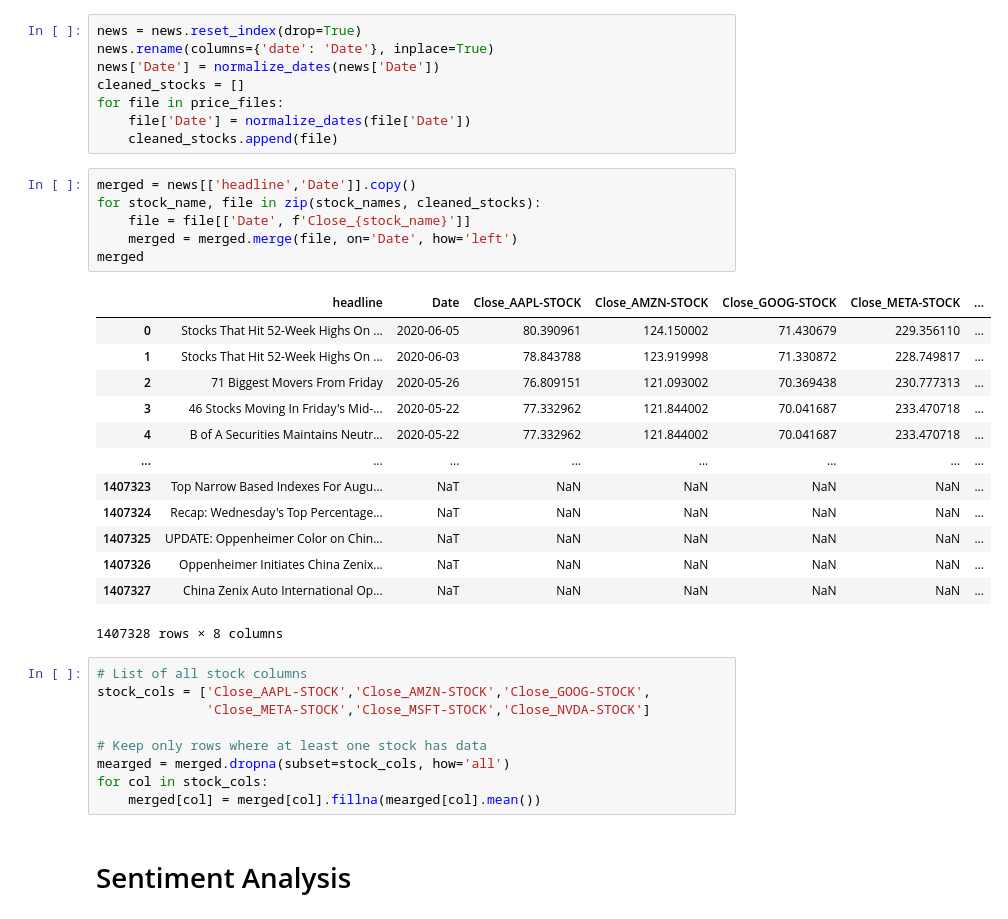
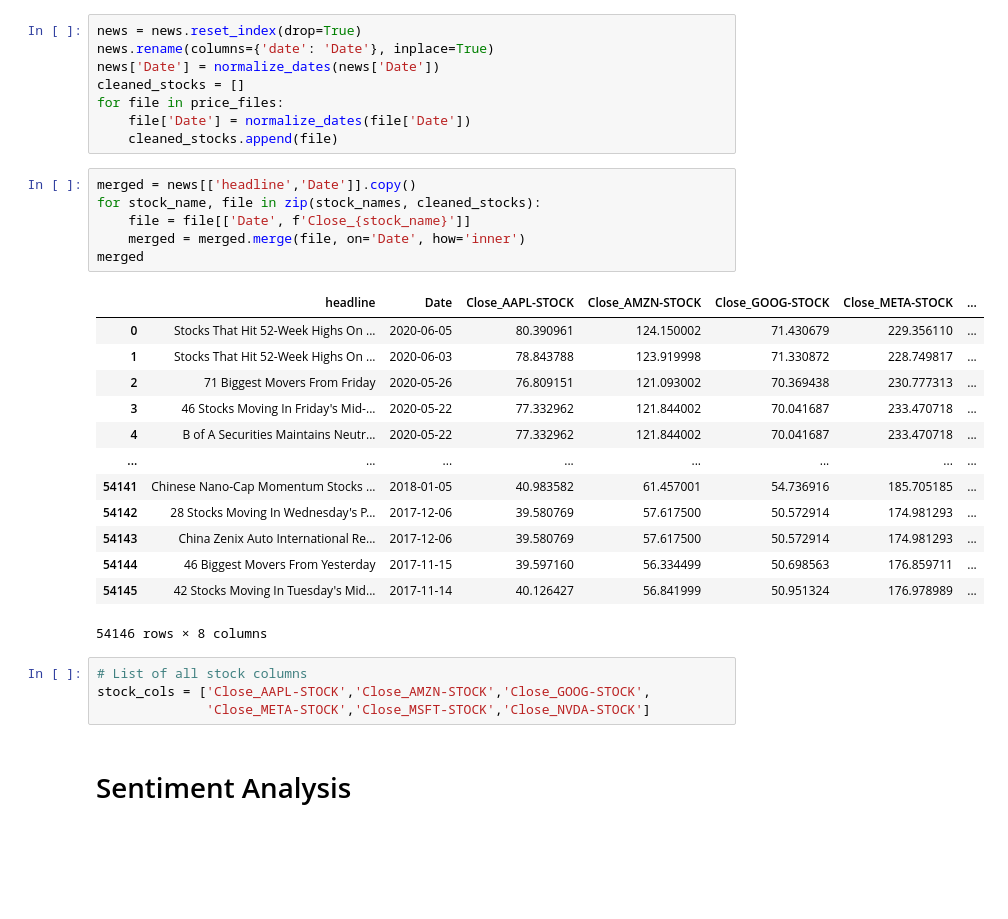
Before and after one commit to Aryam-21/Financial-News-and-Stock-Price-Analysis, a Jupyter notebook: notebooks/stock_analysis.ipynb, the cells around one changed output. Cells and saved outputs as stored; diff of their text form; blank space fills up the shorter version.

```diff
--- a/notebooks/stock_analysis.ipynb
+++ b/notebooks/stock_analysis.ipynb
@@ -39,32 +39,27 @@ for file in price_files:
 # %%
 merged = news[['headline','Date']].copy()
 for stock_name, file in zip(stock_names, cleaned_stocks):
     file = file[['Date', f'Close_{stock_name}']]
-    merged = merged.merge(file, on='Date', how='left')
+    merged = merged.merge(file, on='Date', how='inner')
 merged
 # %% [output]
 |  | headline | Date | Close_AAPL-STOCK | Close_AMZN-STOCK | Close_GOOG-STOCK | Close_META-STOCK | ... |
 | 0 | Stocks That Hit 52-Week Highs On ... | 2020-06-05 | 80.390961 | 124.150002 | 71.430679 | 229.356110 | ... |
 | 1 | Stocks That Hit 52-Week Highs On ... | 2020-06-03 | 78.843788 | 123.919998 | 71.330872 | 228.749817 | ... |
 | 2 | 71 Biggest Movers From Friday | 2020-05-26 | 76.809151 | 121.093002 | 70.369438 | 230.777313 | ... |
 | 3 | 46 Stocks Moving In Friday's Mid-... | 2020-05-22 | 77.332962 | 121.844002 | 70.041687 | 233.470718 | ... |
 | 4 | B of A Securities Maintains Neutr... | 2020-05-22 | 77.332962 | 121.844002 | 70.041687 | 233.470718 | ... |
 | ... | ... | ... | ... | ... | ... | ... | ... |
-| 1407323 | Top Narrow Based Indexes For Augu... | NaT | NaN | NaN | NaN | NaN | ... |
-| 1407324 | Recap: Wednesday's Top Percentage... | NaT | NaN | NaN | NaN | NaN | ... |
-| 1407325 | UPDATE: Oppenheimer Color on Chin... | NaT | NaN | NaN | NaN | NaN | ... |
-| 1407326 | Oppenheimer Initiates China Zenix... | NaT | NaN | NaN | NaN | NaN | ... |
-| 1407327 | China Zenix Auto International Op... | NaT | NaN | NaN | NaN | NaN | ... |
+| 54141 | Chinese Nano-Cap Momentum Stocks ... | 2018-01-05 | 40.983582 | 61.457001 | 54.736916 | 185.705185 | ... |
+| 54142 | 28 Stocks Moving In Wednesday's P... | 2017-12-06 | 39.580769 | 57.617500 | 50.572914 | 174.981293 | ... |
+| 54143 | China Zenix Auto International Re... | 2017-12-06 | 39.580769 | 57.617500 | 50.572914 | 174.981293 | ... |
+| 54144 | 46 Biggest Movers From Yesterday | 2017-11-15 | 39.597160 | 56.334499 | 50.698563 | 176.859711 | ... |
+| 54145 | 42 Stocks Moving In Tuesday's Mid... | 2017-11-14 | 40.126427 | 56.841999 | 50.951324 | 176.978989 | ... |
-1407328 rows × 8 columns
+54146 rows × 8 columns
 # %%
 # List of all stock columns
 stock_cols = ['Close_AAPL-STOCK','Close_AMZN-STOCK','Close_GOOG-STOCK',
               'Close_META-STOCK','Close_MSFT-STOCK','Close_NVDA-STOCK']
-
-# Keep only rows where at least one stock has data
-mearged = merged.dropna(subset=stock_cols, how='all')
-for col in stock_cols:
-    merged[col] = merged[col].fillna(mearged[col].mean())
 # %% [markdown]
 # Sentiment Analysis
 # %%
```
Also changed, not shown: parts of 2 cells of this notebook.
